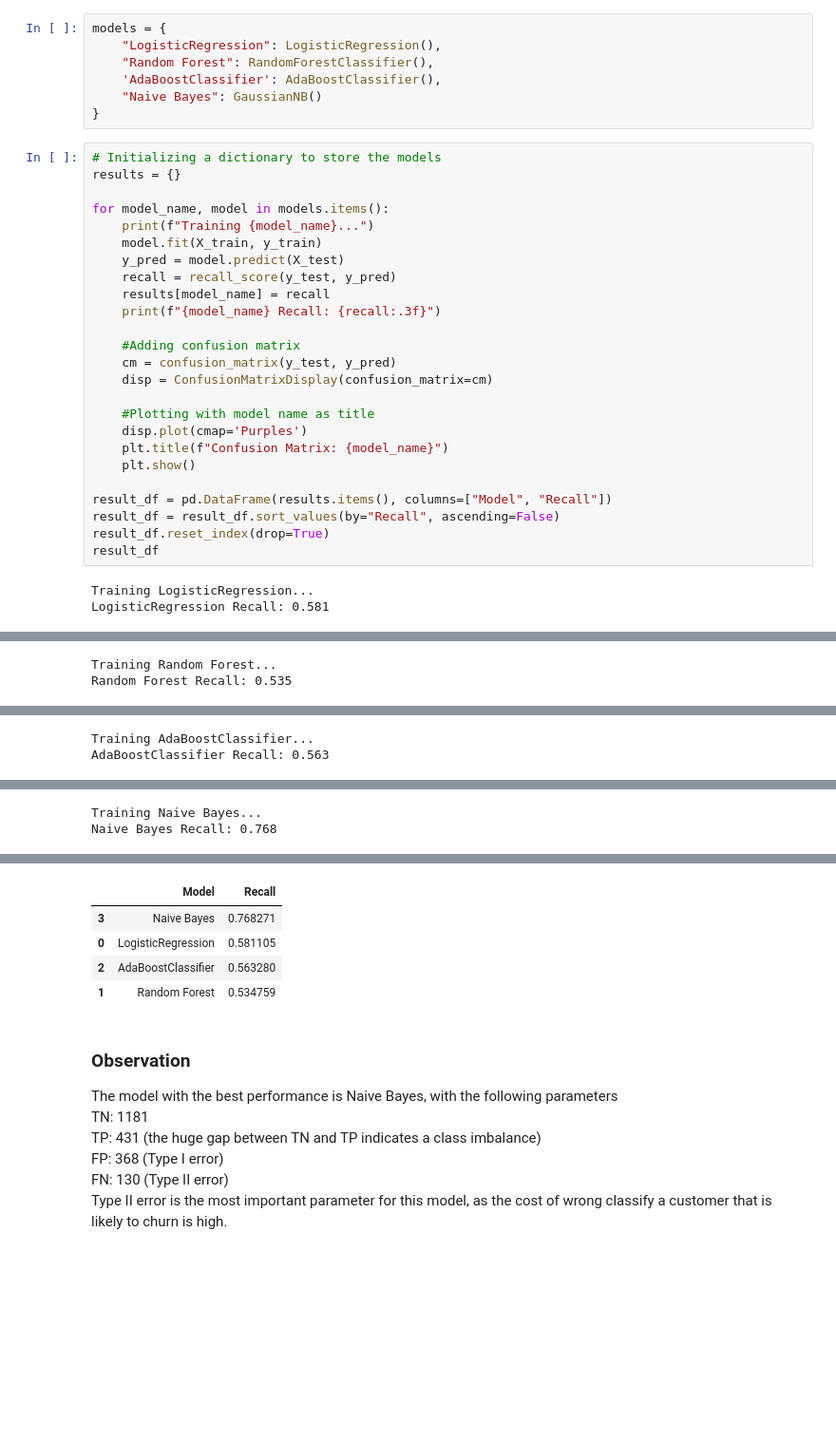
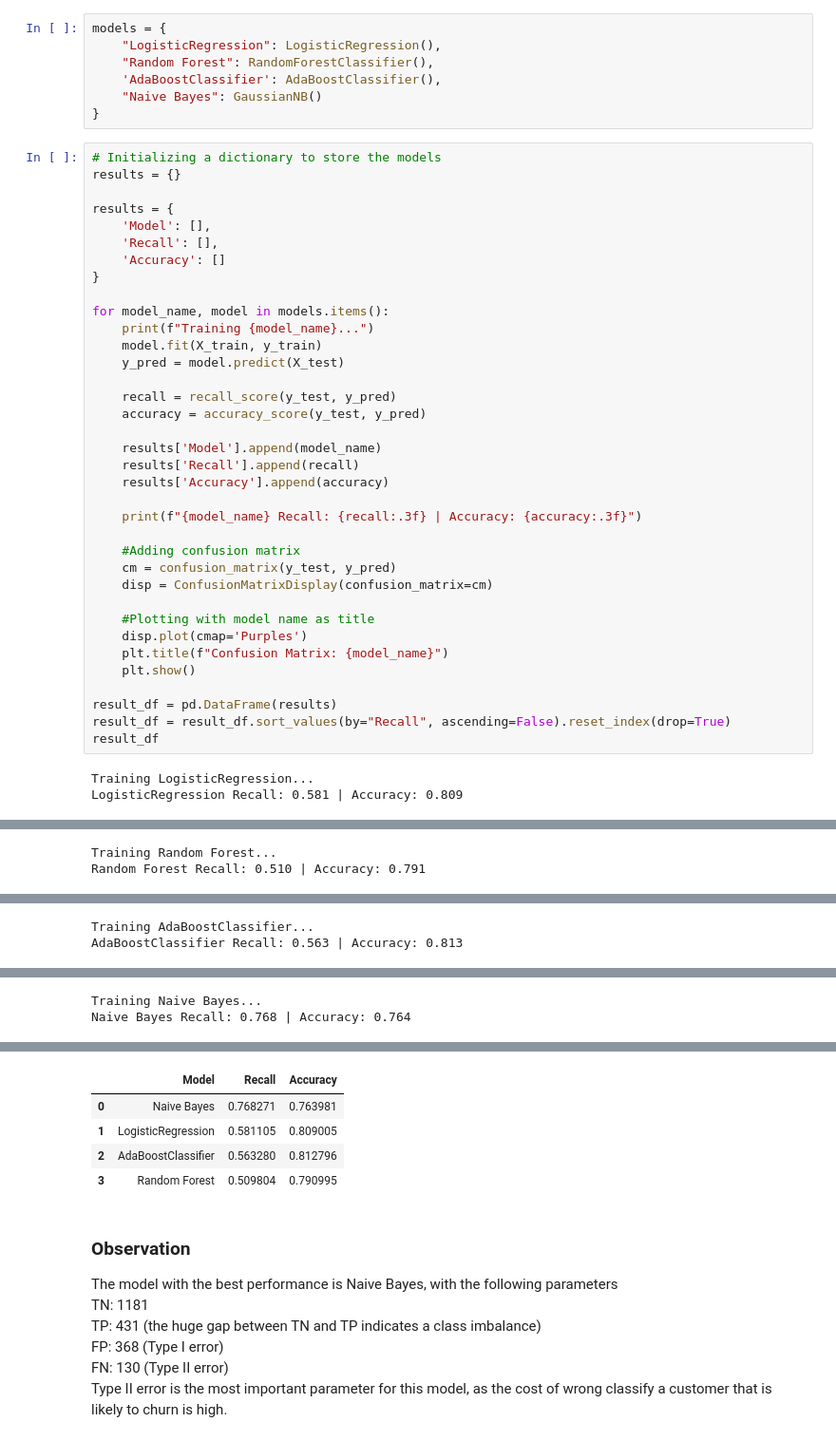
Before and after one commit to KudoroEsther/Customer_churn, a Jupyter notebook: notebooks/sample_copy.ipynb, the cells around one changed output, grey strips where cells are left out. Shown at 95% size. Drawn from its saved outputs; the diff is of its cells as text; blank space fills up the shorter version.

```diff
--- a/notebooks/sample_copy.ipynb
+++ b/notebooks/sample_copy.ipynb
@@ -750,46 +750,57 @@ models = {
 # %%
 # Initializing a dictionary to store the models
 results = {}
+
+results = {
+    'Model': [],
+    'Recall': [],
+    'Accuracy': []
+}
 
 for model_name, model in models.items():
     print(f"Training {model_name}...")
     model.fit(X_train, y_train)
     y_pred = model.predict(X_test)
+
     recall = recall_score(y_test, y_pred)
-    results[model_name] = recall
-    print(f"{model_name} Recall: {recall:.3f}")
+    accuracy = accuracy_score(y_test, y_pred)
+
+    results['Model'].append(model_name)
+    results['Recall'].append(recall)
+    results['Accuracy'].append(accuracy)
+
+    print(f"{model_name} Recall: {recall:.3f} | Accuracy: {accuracy:.3f}")
 
     #Adding confusion matrix
     cm = confusion_matrix(y_test, y_pred)
     disp = ConfusionMatrixDisplay(confusion_matrix=cm)
 
     #Plotting with model name as title
     disp.plot(cmap='Purples')
     plt.title(f"Confusion Matrix: {model_name}")
     plt.show()
 
-result_df = pd.DataFrame(results.items(), columns=["Model", "Recall"])
-result_df = result_df.sort_values(by="Recall", ascending=False)
-result_df.reset_index(drop=True)
+result_df = pd.DataFrame(results)
+result_df = result_df.sort_values(by="Recall", ascending=False).reset_index(drop=True)
 result_df
 # %% [output]
 Training LogisticRegression...
-LogisticRegression Recall: 0.581
+LogisticRegression Recall: 0.581 | Accuracy: 0.809
 [figure]
 Training Random Forest...
-Random Forest Recall: 0.535
+Random Forest Recall: 0.510 | Accuracy: 0.791
 [figure]
 Training AdaBoostClassifier...
-AdaBoostClassifier Recall: 0.563
+AdaBoostClassifier Recall: 0.563 | Accuracy: 0.813
 [figure]
 Training Naive Bayes...
-Naive Bayes Recall: 0.768
+Naive Bayes Recall: 0.768 | Accuracy: 0.764
 [figure]
-|  | Model | Recall |
-| 3 | Naive Bayes | 0.768271 |
-| 0 | LogisticRegression | 0.581105 |
-| 2 | AdaBoostClassifier | 0.563280 |
-| 1 | Random Forest | 0.534759 |
+|  | Model | Recall | Accuracy |
+| 0 | Naive Bayes | 0.768271 | 0.763981 |
+| 1 | LogisticRegression | 0.581105 | 0.809005 |
+| 2 | AdaBoostClassifier | 0.563280 | 0.812796 |
+| 3 | Random Forest | 0.509804 | 0.790995 |
 # %% [markdown]
 ### Observation
 The model with the best performance is Naive Bayes, with the following parameters <BR>
```
Also changed, not shown: parts of 18 cells of this notebook.
